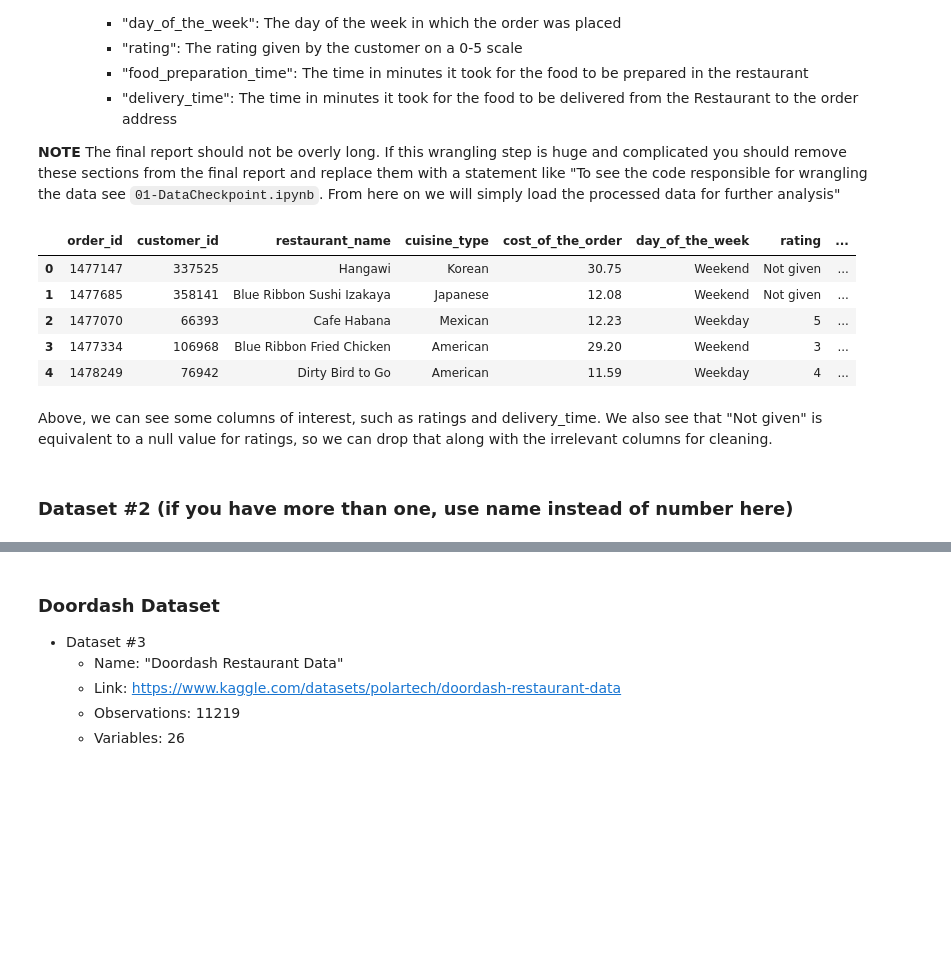
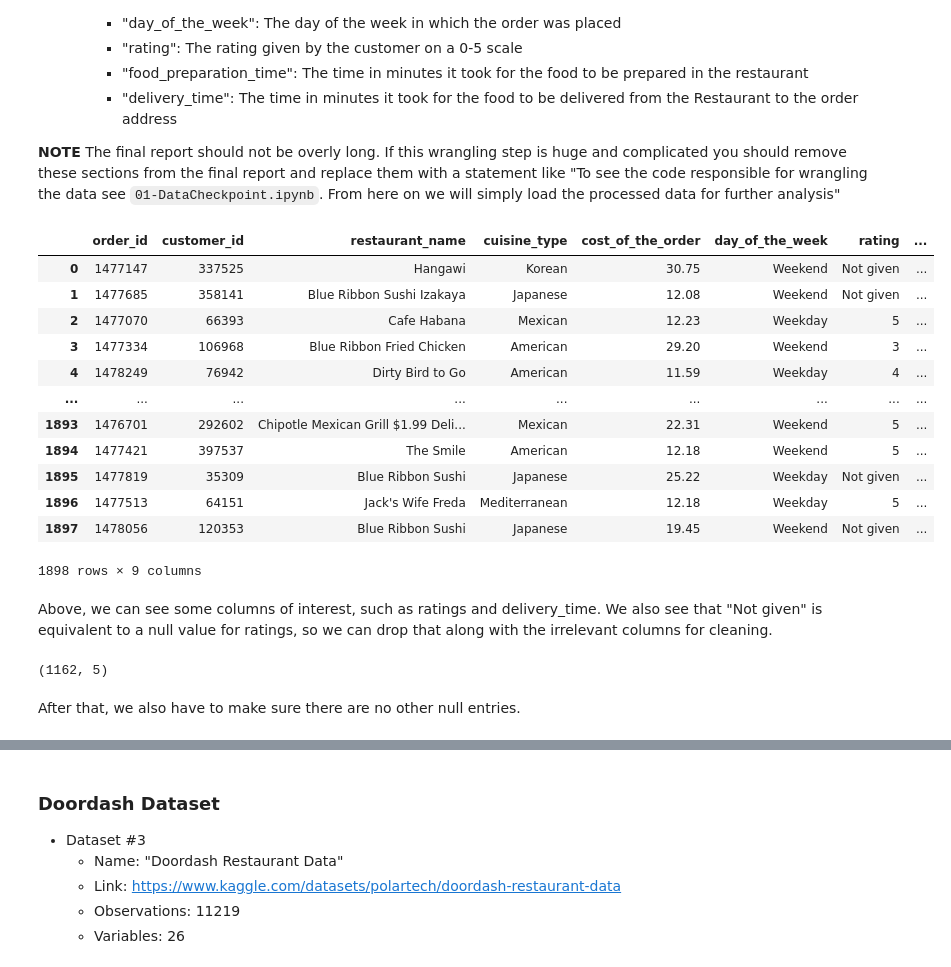
Before and after one commit to COGS108/Group111_WI26, a Jupyter notebook: 03-FinalProject.ipynb, the cells around one changed output, grey strips where cells are left out. Saved outputs shown, nothing was run; the diff lists cells and outputs as text; code cells hidden in the pictures; blank space fills up the shorter version.

```diff
--- a/03-FinalProject.ipynb
+++ b/03-FinalProject.ipynb
@@ -106,18 +106,30 @@ Instructions: REPLACE the contents of this cell with your work, including any up
 **NOTE** The final report should not be overly long.  If this wrangling step is huge and complicated you should remove these sections from the final report and replace them with a statement like "To see the code responsible for wrangling the data see `01-DataCheckpoint.ipynb`. From here on we will simply load the processed data for further analysis"
 # %%
 foodhub = pd.read_csv('data/00-raw/food_order.csv')
-foodhub.head()
+foodhub
 # %% [output]
 |  | order_id | customer_id | restaurant_name | cuisine_type | cost_of_the_order | day_of_the_week | rating | ... |
 | 0 | 1477147 | 337525 | Hangawi | Korean | 30.75 | Weekend | Not given | ... |
 | 1 | 1477685 | 358141 | Blue Ribbon Sushi Izakaya | Japanese | 12.08 | Weekend | Not given | ... |
 | 2 | 1477070 | 66393 | Cafe Habana | Mexican | 12.23 | Weekday | 5 | ... |
 | 3 | 1477334 | 106968 | Blue Ribbon Fried Chicken | American | 29.20 | Weekend | 3 | ... |
 | 4 | 1478249 | 76942 | Dirty Bird to Go | American | 11.59 | Weekday | 4 | ... |
+| ... | ... | ... | ... | ... | ... | ... | ... | ... |
+| 1893 | 1476701 | 292602 | Chipotle Mexican Grill $1.99 Deli... | Mexican | 22.31 | Weekend | 5 | ... |
+| 1894 | 1477421 | 397537 | The Smile | American | 12.18 | Weekend | 5 | ... |
+| 1895 | 1477819 | 35309 | Blue Ribbon Sushi | Japanese | 25.22 | Weekday | Not given | ... |
+| 1896 | 1477513 | 64151 | Jack's Wife Freda | Mediterranean | 12.18 | Weekday | 5 | ... |
+| 1897 | 1478056 | 120353 | Blue Ribbon Sushi | Japanese | 19.45 | Weekend | Not given | ... |
+1898 rows × 9 columns
 # %% [markdown]
 Above, we can see some columns of interest, such as ratings and delivery_time. We also see that "Not given" is equivalent to a null value for ratings, so we can drop that along with the irrelevant columns for cleaning.
 # %%
+# Dropping columns
 drop_cols = ['order_id', 'customer_id', 'restaurant_name', 'cuisine_type']
 foodhub = foodhub.drop(columns = drop_cols)
+
+# Dropping "Not given" values
+foodhub = foodhub[foodhub['rating'] != 'Not given']
+foodhub['rating'] = foodhub['rating'].astype(float)
+# %% [output]
+(1162, 5)
-# %% [markdown]
-### Dataset #2 (if you have more than one, use name instead of number here)
@@ -126,0 +136,2 @@ foodhub = foodhub.drop(columns = drop_cols)
+# %% [markdown]
+After that, we also have to make sure there are no other null entries.
```
Also changed, not shown: parts of 11 cells of this notebook.
